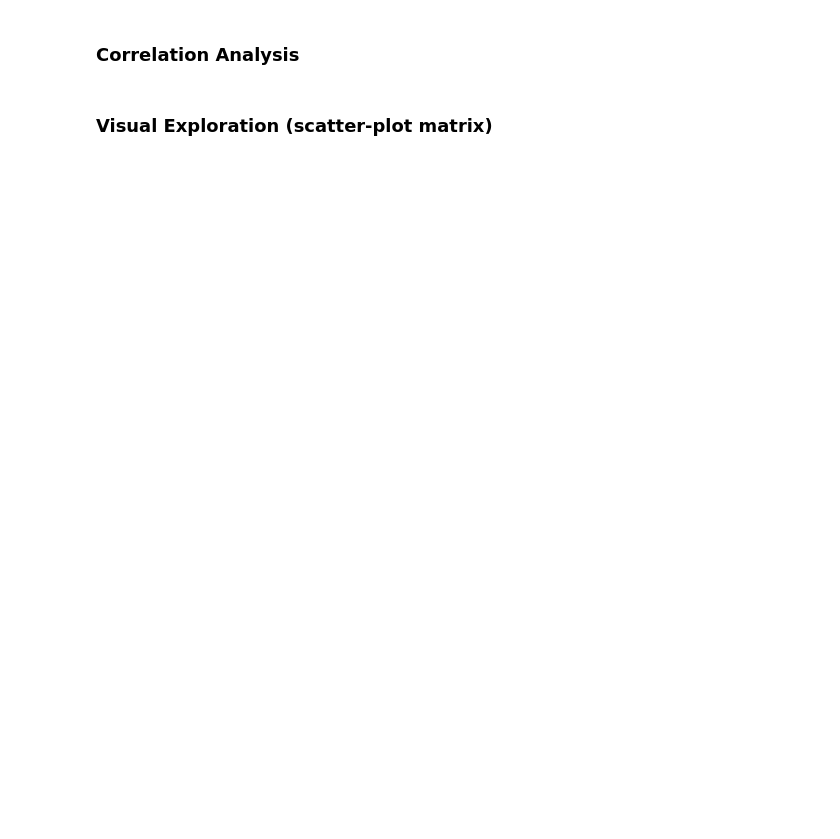
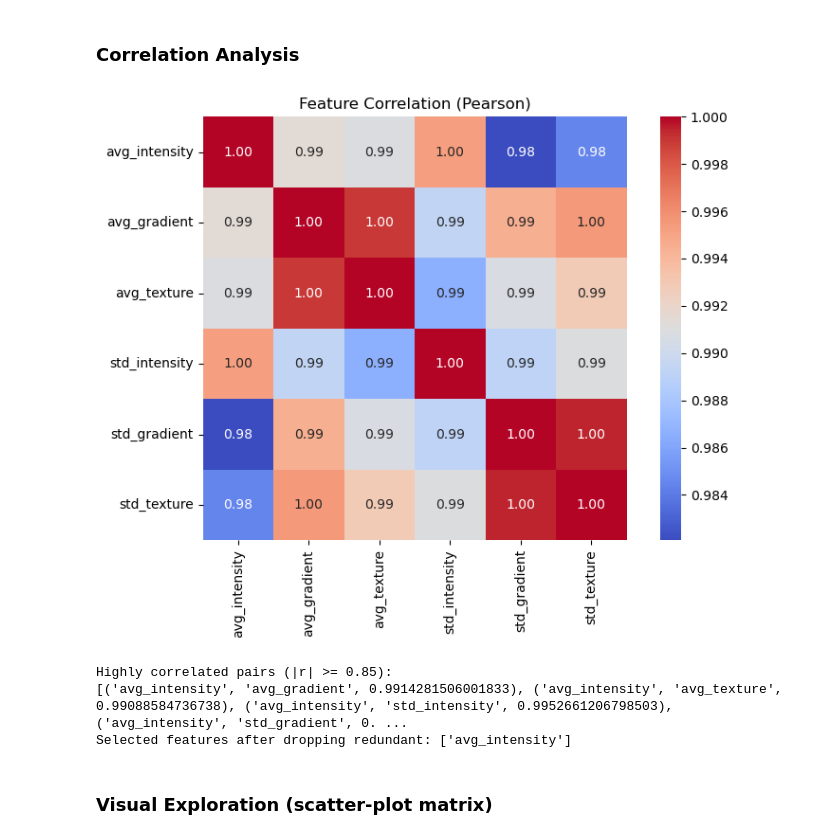
Before and after one commit to arlemoine/CMPS451_Project, a Jupyter notebook: Notebooks/adam.ipynb, the cells around one changed output. Saved outputs shown, nothing was run; the diff lists cells and outputs as text; code cells hidden in the pictures; blank space fills up the shorter version.

Commit message:
Complete handling redundancy section in adam.ipynb

```diff
--- a/Notebooks/adam.ipynb
+++ b/Notebooks/adam.ipynb
@@ -475,3 +476,22 @@ Final dataset shape: (30, 8)
 ## Handling Redundancy
 # %% [markdown]
 ### X-square Test
+# %%
+# Chi-square redundancy analysis
+disc_bins = 4  # quartile sized bins
+disc_features = {}
+# Discretize features into quantile bins
+for feat in feature_cols:
+    try:
+        disc_features[feat] = pd.qcut(df_norm[feat], q=disc_bins, duplicates='drop')
+    except ValueError:
+        disc_features[feat] = pd.cut(df_norm[feat], bins=disc_bins)
+
+pairwise_results = []
+for f1, f2 in combinations(feature_cols, 2):
+    contingency = pd.crosstab(disc_features[f1], disc_features[f2])
+    chi2, p, dof, _ = chi2_contingency(contingency)
+    pairwise_results.append({'feature_1': f1, 'feature_2': f2, 'chi2': chi2, 'p_value': p})
+pairwise_df = pd.DataFrame(pairwise_results)
+print('Pairwise feature Chi-square:')
+print(pairwise_df.head(len(pairwise_df)))
@@ -478,4 +516,30 @@ Final dataset shape: (30, 8)
 # %% [markdown]
 ### Correlation Analysis
+# %%
+# Correlation analysis (Pearson)
+corr = df_norm[feature_cols].corr(method='pearson')
+plt.figure(figsize=(8,6))
+sns.heatmap(corr, annot=True, fmt='.2f', cmap='coolwarm', square=True)
+plt.title('Feature Correlation (Pearson)')
+plt.tight_layout()
+plt.show()
+
+high_corr_pairs = [
+    (a, b, corr.loc[a, b])
+    for a, b in combinations(feature_cols, 2)
+    if abs(corr.loc[a, b]) >= 0.85
+]
+print('Highly correlated pairs (|r| >= 0.85):')
+print(high_corr_pairs if high_corr_pairs else 'None')
+
+# Simple heuristic: drop second feature in each high-correlation pair
+to_drop = {b for (_, b, _) in high_corr_pairs}
+selected_features = [f for f in feature_cols if f not in to_drop]
+print('Selected features after dropping redundant:', selected_features)
+# %% [output]
+[figure, added]
+Highly correlated pairs (|r| >= 0.85):
+[('avg_intensity', 'avg_gradient', 0.9914281506001833), ('avg_intensity', 'avg_texture', 0.99088584736738), ('avg_intensity', 'std_intensity', 0.9952661206798503), ('avg_intensity', 'std_gradient', 0. ...
+Selected features after dropping redundant: ['avg_intensity']
 # %% [markdown]
 ### Visual Exploration (scatter-plot matrix)
```
Also changed, not shown: parts of 3 cells of this notebook.
